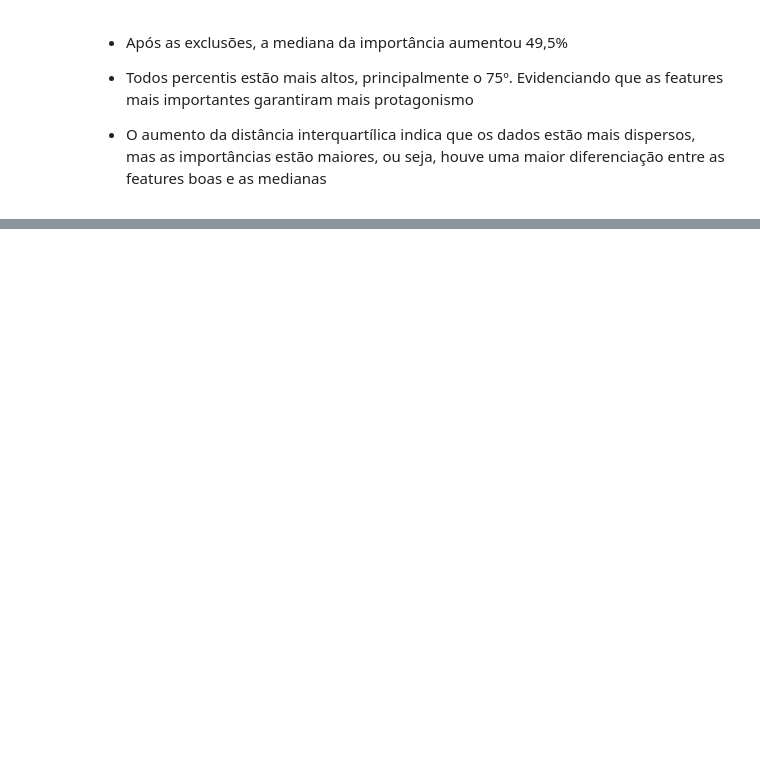
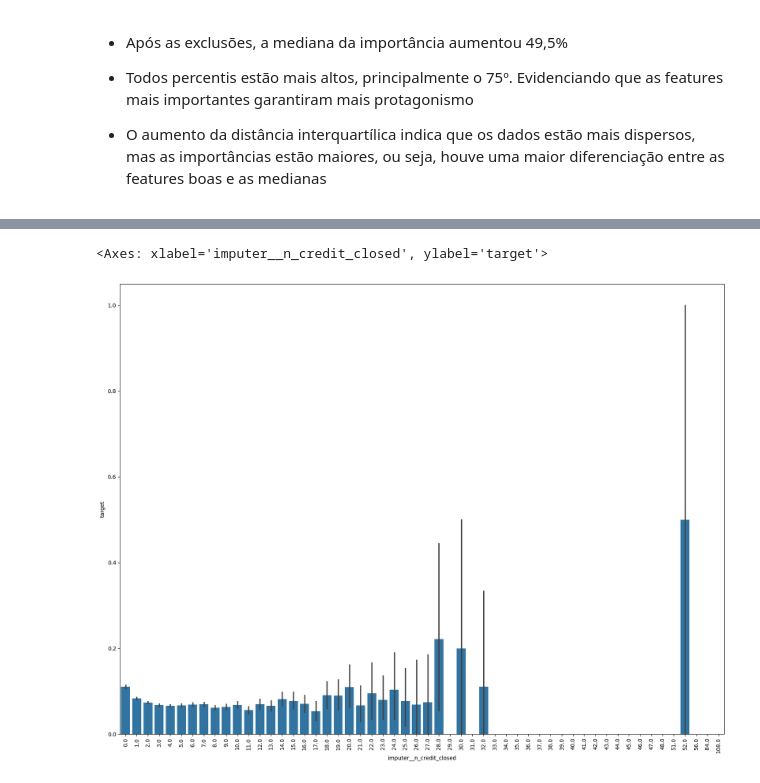
Before and after one commit to Pablo-Sant/project_credit_risk, a Jupyter notebook: notebooks/02-eda_bureau.ipynb, the cells around one changed output, grey strips where cells are left out. Saved outputs shown, nothing was run; the diff lists cells and outputs as text; code cells hidden in the pictures; blank space fills up the shorter version.

```diff
--- a/notebooks/02-eda_bureau.ipynb
+++ b/notebooks/02-eda_bureau.ipynb
@@ -927,0 +989,7 @@ Name: Importância, dtype: float64
+# %%
+plt.figure(figsize=(20,15))
+plt.xticks(rotation=90)
+sns.barplot(data=bureau_target, x='imputer__n_credit_closed', y='target')
+# %% [output]
+<Axes: xlabel='imputer__n_credit_closed', ylabel='target'>
+[figure, added]
```
Also changed, not shown: parts of 45 cells of this notebook.
